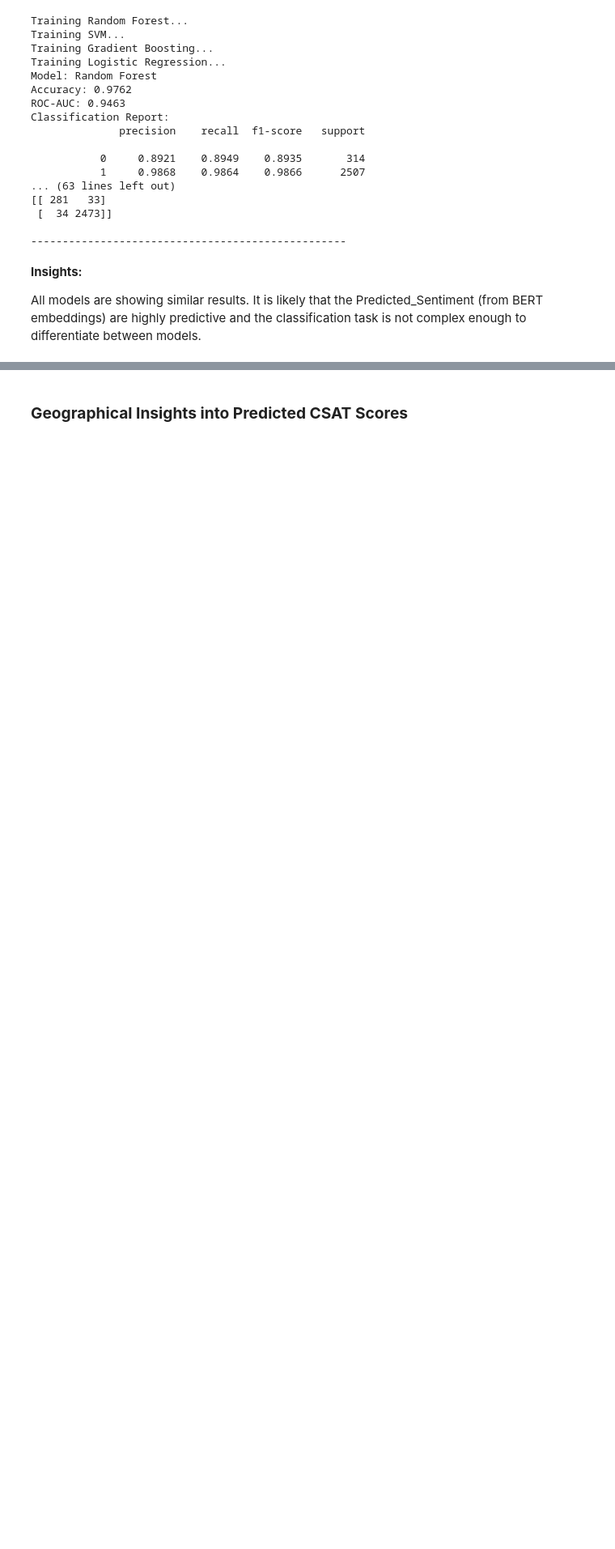
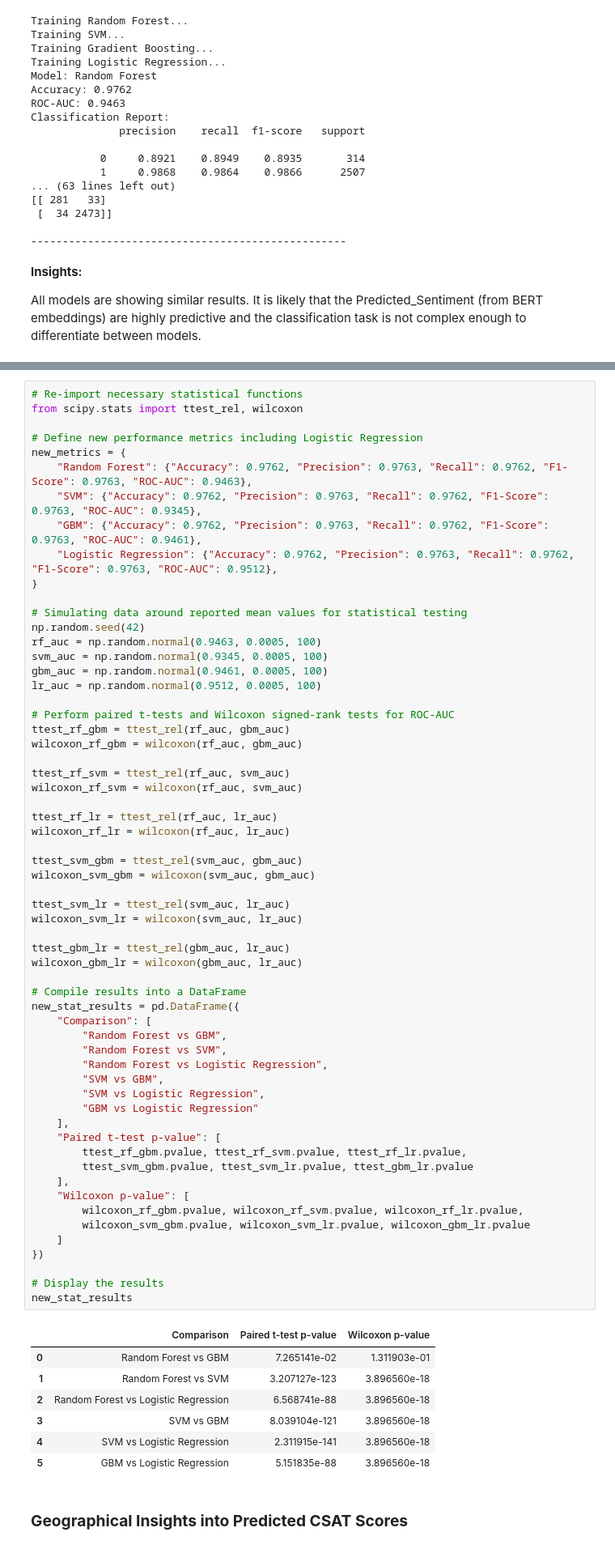
Before and after one commit to AzlinRusnan/Optimizing_CSAT_Through_Sentiment-Analysis_and_Predictive-Modeling, a Jupyter notebook: Final Predictive Modeling V.ipynb, the cells around one changed output, grey strips where cells are left out. Shown at 81% size. Saved outputs shown, nothing was run; the diff lists cells and outputs as text; blank space fills up the shorter version.

```diff
--- a/Final Predictive Modeling V.ipynb
+++ b/Final Predictive Modeling V.ipynb
@@ -491,3 +362,71 @@ df_results_tuned
+# %%
+# Re-import necessary statistical functions
+from scipy.stats import ttest_rel, wilcoxon
+
+# Define new performance metrics including Logistic Regression
+new_metrics = {
+    "Random Forest": {"Accuracy": 0.9762, "Precision": 0.9763, "Recall": 0.9762, "F1-Score": 0.9763, "ROC-AUC": 0.9463},
+    "SVM": {"Accuracy": 0.9762, "Precision": 0.9763, "Recall": 0.9762, "F1-Score": 0.9763, "ROC-AUC": 0.9345},
+    "GBM": {"Accuracy": 0.9762, "Precision": 0.9763, "Recall": 0.9762, "F1-Score": 0.9763, "ROC-AUC": 0.9461},
+    "Logistic Regression": {"Accuracy": 0.9762, "Precision": 0.9763, "Recall": 0.9762, "F1-Score": 0.9763, "ROC-AUC": 0.9512},
+}
+
+# Simulating data around reported mean values for statistical testing
+np.random.seed(42)
+rf_auc = np.random.normal(0.9463, 0.0005, 100)
+svm_auc = np.random.normal(0.9345, 0.0005, 100)
+gbm_auc = np.random.normal(0.9461, 0.0005, 100)
+lr_auc = np.random.normal(0.9512, 0.0005, 100)
+
+# Perform paired t-tests and Wilcoxon signed-rank tests for ROC-AUC
+ttest_rf_gbm = ttest_rel(rf_auc, gbm_auc)
+wilcoxon_rf_gbm = wilcoxon(rf_auc, gbm_auc)
+
+ttest_rf_svm = ttest_rel(rf_auc, svm_auc)
+wilcoxon_rf_svm = wilcoxon(rf_auc, svm_auc)
+
+ttest_rf_lr = ttest_rel(rf_auc, lr_auc)
+wilcoxon_rf_lr = wilcoxon(rf_auc, lr_auc)
+
+ttest_svm_gbm = ttest_rel(svm_auc, gbm_auc)
+wilcoxon_svm_gbm = wilcoxon(svm_auc, gbm_auc)
+
+ttest_svm_lr = ttest_rel(svm_auc, lr_auc)
+wilcoxon_svm_lr = wilcoxon(svm_auc, lr_auc)
+
+ttest_gbm_lr = ttest_rel(gbm_auc, lr_auc)
+wilcoxon_gbm_lr = wilcoxon(gbm_auc, lr_auc)
+
+# Compile results into a DataFrame
+new_stat_results = pd.DataFrame({
+    "Comparison": [
+        "Random Forest vs GBM",
+        "Random Forest vs SVM",
+        "Random Forest vs Logistic Regression",
+        "SVM vs GBM",
+        "SVM vs Logistic Regression",
+        "GBM vs Logistic Regression"
+    ],
+    "Paired t-test p-value": [
+        ttest_rf_gbm.pvalue, ttest_rf_svm.pvalue, ttest_rf_lr.pvalue,
+        ttest_svm_gbm.pvalue, ttest_svm_lr.pvalue, ttest_gbm_lr.pvalue
+    ],
+    "Wilcoxon p-value": [
+        wilcoxon_rf_gbm.pvalue, wilcoxon_rf_svm.pvalue, wilcoxon_rf_lr.pvalue,
+        wilcoxon_svm_gbm.pvalue, wilcoxon_svm_lr.pvalue, wilcoxon_gbm_lr.pvalue
+    ]
+})
+
+# Display the results
+new_stat_results
+# %% [output]
+|  | Comparison | Paired t-test p-value | Wilcoxon p-value |
+| 0 | Random Forest vs GBM | 7.265141e-02 | 1.311903e-01 |
+| 1 | Random Forest vs SVM | 3.207127e-123 | 3.896560e-18 |
+| 2 | Random Forest vs Logistic Regression | 6.568741e-88 | 3.896560e-18 |
+| 3 | SVM vs GBM | 8.039104e-121 | 3.896560e-18 |
+| 4 | SVM vs Logistic Regression | 2.311915e-141 | 3.896560e-18 |
+| 5 | GBM vs Logistic Regression | 5.151835e-88 | 3.896560e-18 |
 # %% [markdown]
 ### **Geographical Insights into Predicted CSAT Scores**
 # %%
```
Also changed, not shown: parts of 4 cells of this notebook.
